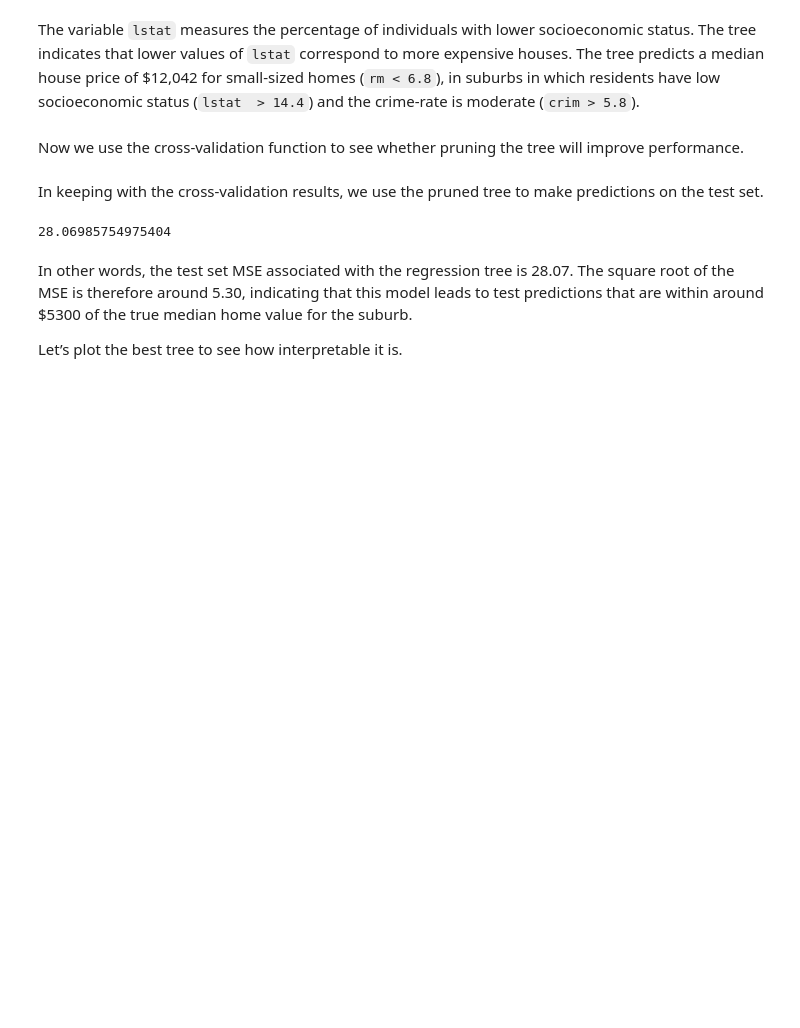
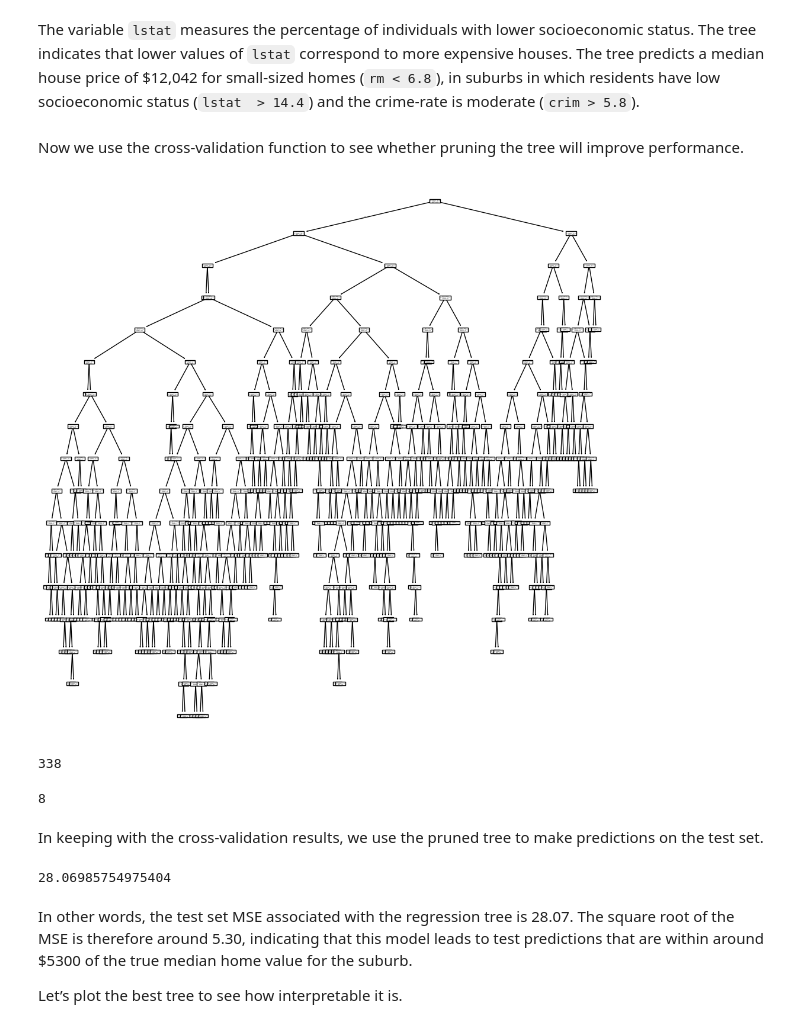
Before and after one commit to oniviev/ml-intro-project-Nivievskyi, a Jupyter notebook: Ch08_baggboost_lab.ipynb, the cells around one changed output. Saved outputs shown, nothing was run; the diff lists cells and outputs as text; code cells hidden in the pictures; blank space fills up the shorter version.

```diff
--- a/Ch08_baggboost_lab.ipynb
+++ b/Ch08_baggboost_lab.ipynb
@@ -314,6 +332,19 @@ suburbs in which residents have low socioeconomic status (`lstat  > 14.4`) and t
 # %% [markdown]
 Now we use the cross-validation function to see whether pruning
 the tree will improve performance.
+# %%
+reg1 = DTR(criterion='squared_error', random_state=0)
+reg1.fit(X_train, y_train)
+ax = subplots(figsize=(12,12))[1]
+plot_tree(reg1,
+          feature_names=feature_names,
+          ax=ax);
+# %% [output]
+[figure, added]
+# %%
+reg1.tree_.n_leaves
+# %% [output]
+338
 # %%
 ccp_path = reg.cost_complexity_pruning_path(X_train, y_train)
 kfold = skm.KFold(5,
@@ -325,6 +356,11 @@ grid = skm.GridSearchCV(reg,
                         cv=kfold,
                         scoring='neg_mean_squared_error')
 G = grid.fit(X_train, y_train)
+# %%
+best_ = grid.best_estimator_
+best_.tree_.n_leaves
+# %% [output]
+8
 # %% [markdown]
 In keeping with the cross-validation results, we use the pruned tree
 to make predictions on the test set.
```
Also changed, not shown: parts of 7 cells of this notebook.
